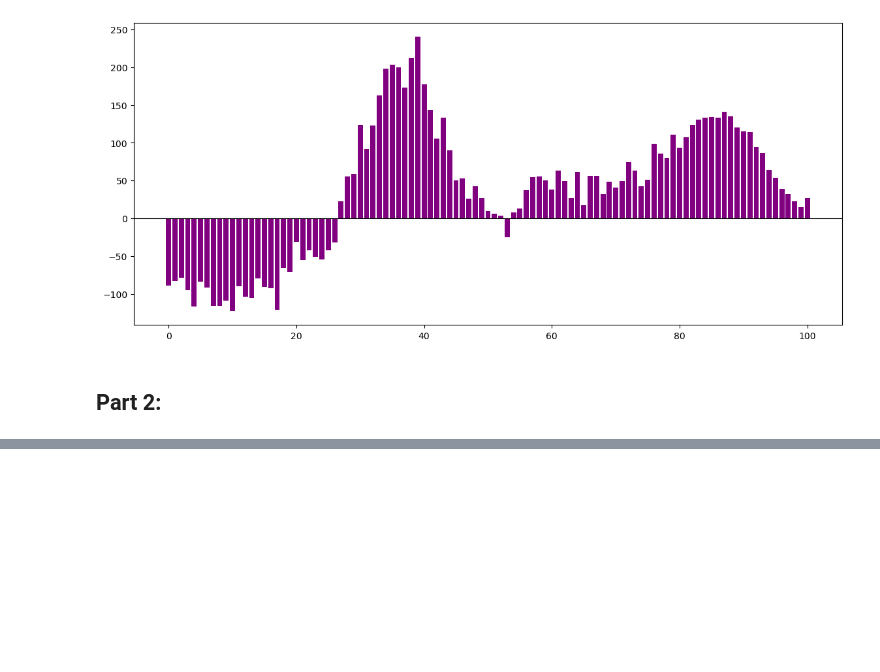
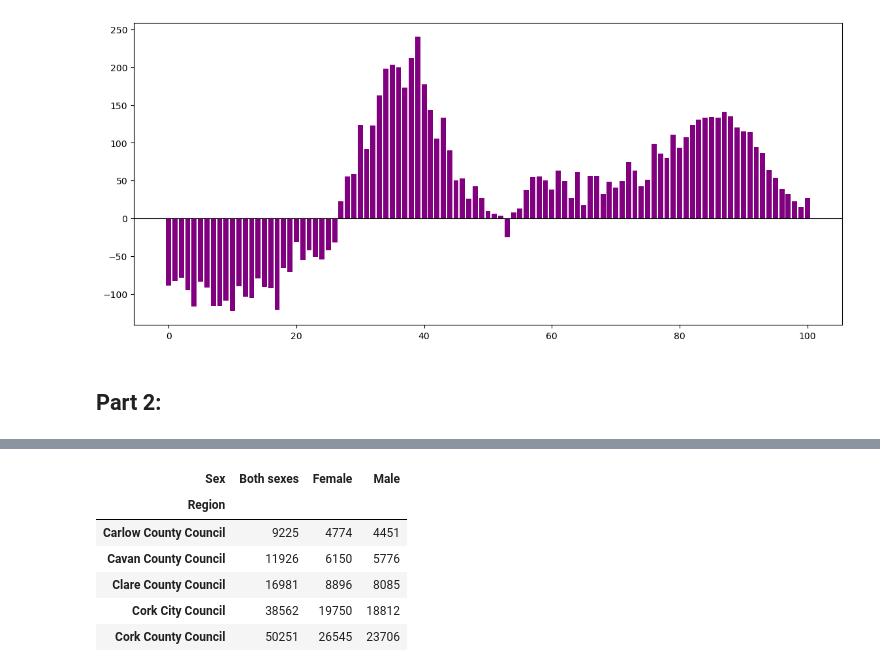
Before and after one commit to LDonn32/PDFA, a Jupyter notebook: Assignments/assignment05-population.ipynb, the cells around one changed output, grey strips where cells are left out. Cells and saved outputs as stored; diff of their text form; code cells hidden in the pictures; blank space fills up the shorter version.

```diff
--- a/Assignments/assignment05-population.ipynb
+++ b/Assignments/assignment05-population.ipynb
@@ -230,0 +282,23 @@ plt.axhline(0, color='black', linewidth=0.8)
+# %%
+
+# groupby docs:
+# https://pandas.pydata.org/docs/reference/api/pandas.DataFrame.groupby.html
+# unstack docs:
+# https://pandas.pydata.org/docs/reference/api/pandas.Series.unstack.html
+
+
+# Group by Administrative Counties (region) and Sex, sum population for each
+region_sex_group = df_ageband.groupby(["Administrative Counties", "Sex"])["VALUE"].sum().unstack(fill_value=0)
+
+# Rename index level for clarity
+region_sex_group.index.name = "Region"
+
+region_sex_group.head()
+# %% [output]
+| Sex | Both sexes | Female | Male |
+| Region |  |  |  |
+| Carlow County Council | 9225 | 4774 | 4451 |
+| Cavan County Council | 11926 | 6150 | 5776 |
+| Clare County Council | 16981 | 8896 | 8085 |
+| Cork City Council | 38562 | 19750 | 18812 |
+| Cork County Council | 50251 | 26545 | 23706 |
```
Also changed, not shown: parts of 7 cells of this notebook, 1 other file.
